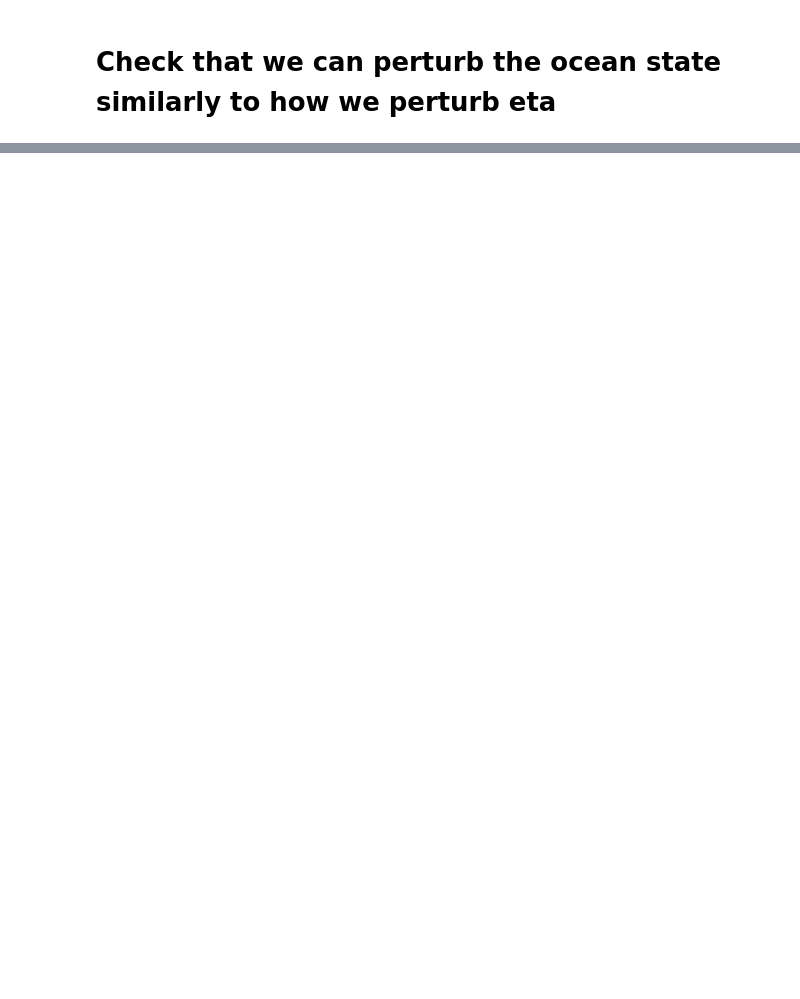
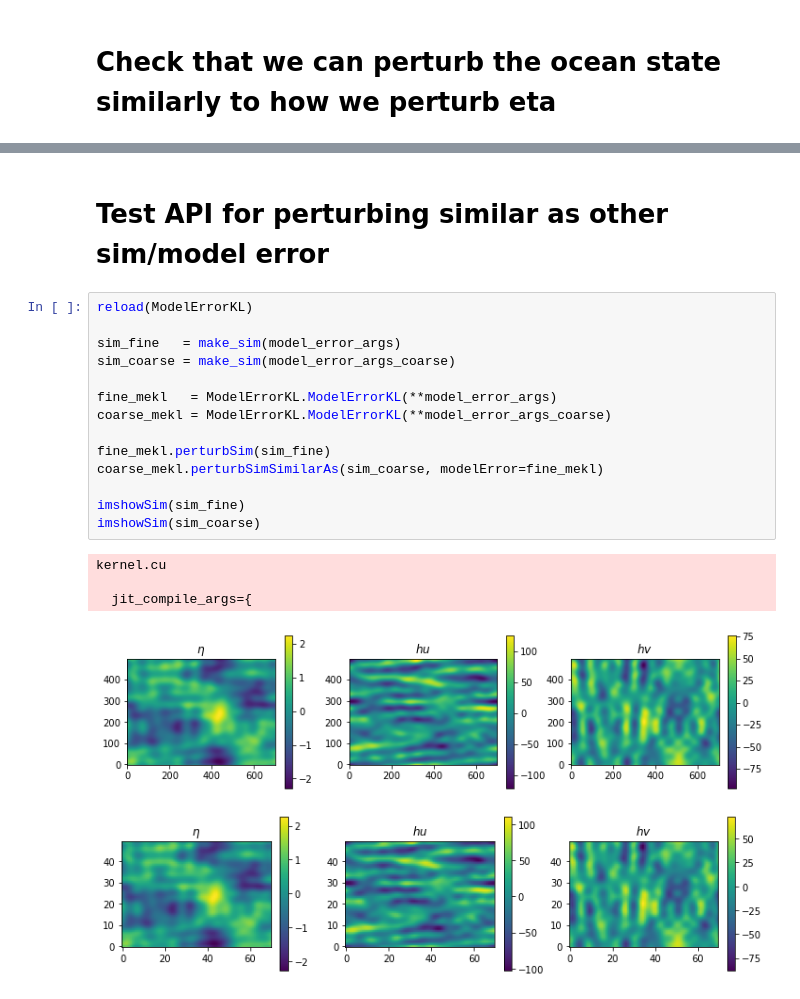
Before and after one commit to havahol/miscGPUOcean, a Jupyter notebook: multilevel/kl-model-error-class.ipynb, the cells around one changed output, grey strips where cells are left out. Cells and saved outputs as stored; diff of their text form; blank space fills up the shorter version.

```diff
--- a/multilevel/kl-model-error-class.ipynb
+++ b/multilevel/kl-model-error-class.ipynb
@@ -312,0 +325,22 @@ imshowSim(sim)
+# %% [markdown]
+# Test API for perturbing similar as other sim/model error
+# %%
+reload(ModelErrorKL)
+
+sim_fine   = make_sim(model_error_args)
+sim_coarse = make_sim(model_error_args_coarse)
+
+fine_mekl   = ModelErrorKL.ModelErrorKL(**model_error_args)
+coarse_mekl = ModelErrorKL.ModelErrorKL(**model_error_args_coarse)
+
+fine_mekl.perturbSim(sim_fine)
+coarse_mekl.perturbSimSimilarAs(sim_coarse, modelError=fine_mekl)
+
+imshowSim(sim_fine)
+imshowSim(sim_coarse)
+# %% [output]
+kernel.cu
+
+  jit_compile_args={
+[figure, added]
+[figure, added]
```
Also changed, not shown: parts of 15 cells of this notebook.
